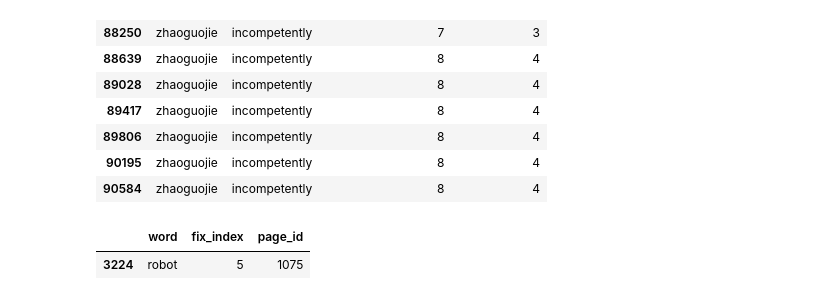
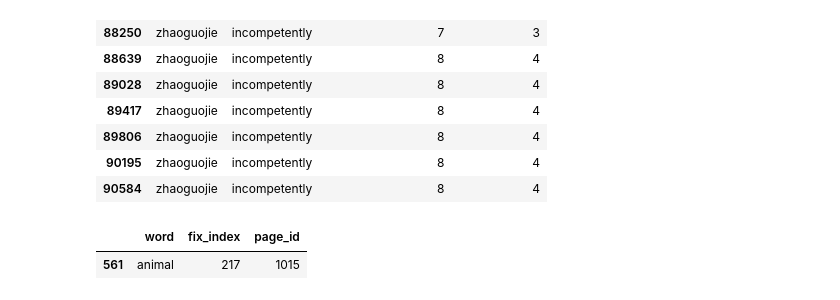
Before and after one commit to WhiteBlacken/reading, a Jupyter notebook: jupyter/data_analysis.ipynb, the cells around one changed output. Saved outputs shown, nothing was run; the diff lists cells and outputs as text; code cells hidden in the pictures.

```diff
--- a/jupyter/data_analysis.ipynb
+++ b/jupyter/data_analysis.ipynb
@@ -886,12 +886,12 @@ data[cols]
 # %%
 # 检查对应的fixation的标号
 import pandas as pd
-page_id = 1075
+page_id = 1015
 word = 'incompetently'
-fix_index = 6
+fix_index = 217
 data = pd.read_csv('dataset/fix-word-map.csv')
 data.loc[(data['page_id']==page_id)&(data['word']==word)]
 data.loc[(data['page_id']==page_id)&(data['fix_index']==fix_index)]
 # %% [output]
 |  | word | fix_index | page_id |
-| 3224 | robot | 5 | 1075 |
+| 561 | animal | 217 | 1015 |
```
Also changed, not shown: 2 other files.
